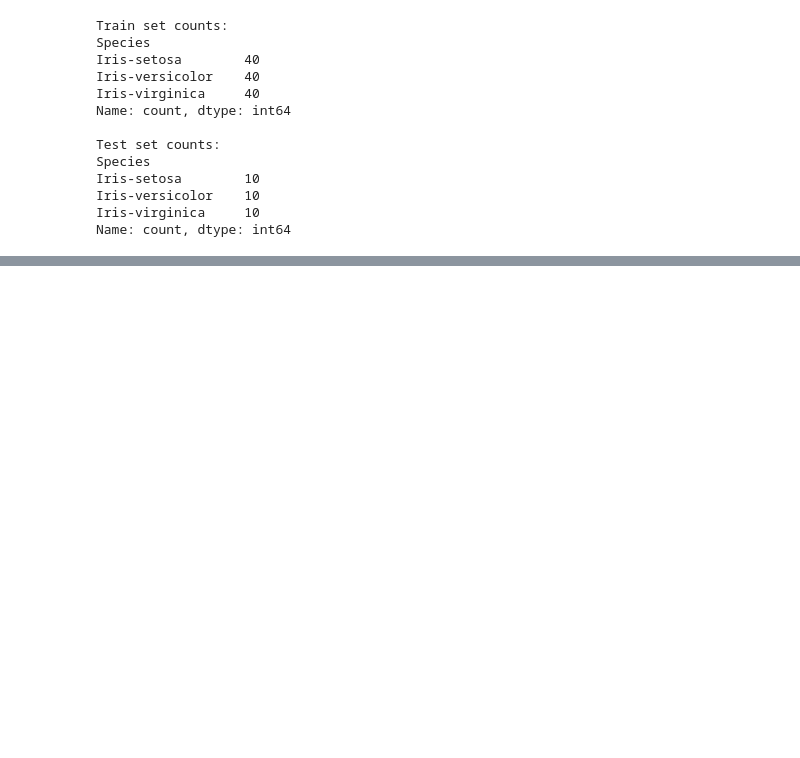
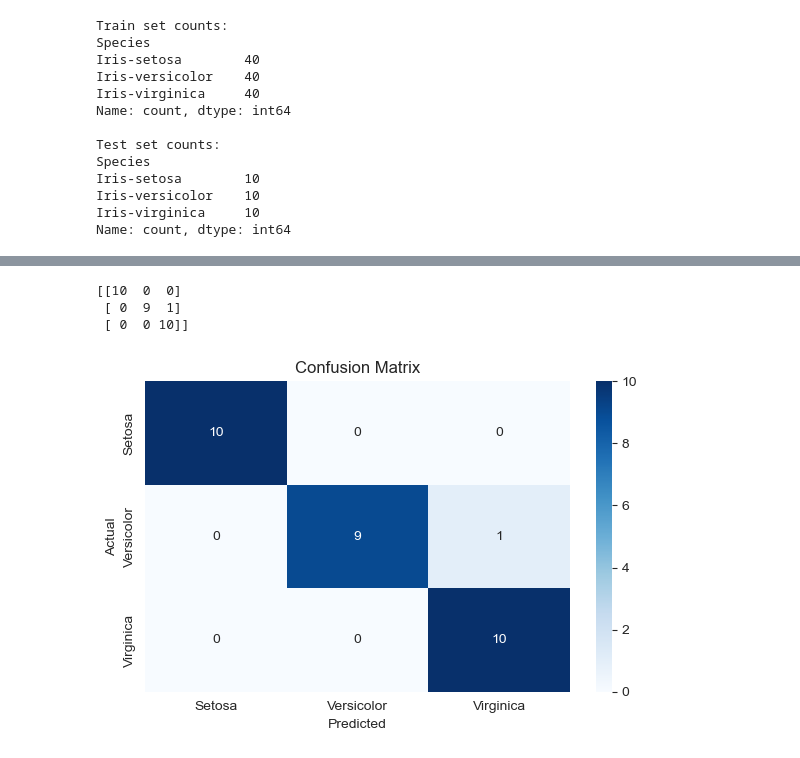
Before and after one commit to Yashwardhan19/TRAINING-ML-ALGORITHM-ON-IRIS-DATSET, a Jupyter notebook: training.ipynb, the cells around one changed output, grey strips where cells are left out. Saved outputs shown, nothing was run; the diff lists cells and outputs as text; code cells hidden in the pictures; blank space fills up the shorter version.

Commit message:
Find and Trained most accurate model

```diff
--- a/training.ipynb
+++ b/training.ipynb
@@ -362,7 +356,0 @@ tree_acc
-# %%
-# Random Forest Classifier
-forest_cl = RandomForestClassifier()
-forest_cl.fit(x_train,y_train)
-forest_pred = forest_cl.predict(x_test)
-forest_acc=accuracy_score(y_test, forest_pred)*100
-forest_acc
@@ -389,7 +356,0 @@ x_test_sc  = scaler.transform(x_test)
-# %%
-#knn
-knn_cl = KNeighborsClassifier()
-knn_cl.fit(x_train_sc,y_train)
-knn_pred = knn_cl.predict(x_test_sc)
-knn_acc=accuracy_score(y_test, knn_pred)*100
-knn_acc
@@ -398,7 +356,0 @@ knn_acc
-# %%
-# svm
-svm_cl = SVC()
-svm_cl.fit(x_train_sc,y_train)
-svm_pred = svm_cl.predict(x_test_sc)
-svm_acc=accuracy_score(y_test, svm_pred)*100
-svm_acc
@@ -406,0 +403,24 @@ svm_acc
+# %%
+cm=confusion_matrix(y_test,log_pred)
+print(cm)
+# %% [output]
+[[10  0  0]
+ [ 0  9  1]
+ [ 0  0 10]]
+# %%
+
+plt.figure(figsize=(6,4))
+sns.heatmap(cm,
+            annot=True,
+            fmt='d',
+            xticklabels=['Setosa','Versicolor','Virginica'],
+            yticklabels=['Setosa','Versicolor','Virginica'],
+            cmap='Blues')
+
+plt.title('Confusion Matrix')
+plt.xlabel('Predicted')
+plt.ylabel('Actual')
+plt.tight_layout()
+plt.show()
+# %% [output]
+[figure, added]
```
Also changed, not shown: parts of 14 cells of this notebook, 4 other files.
